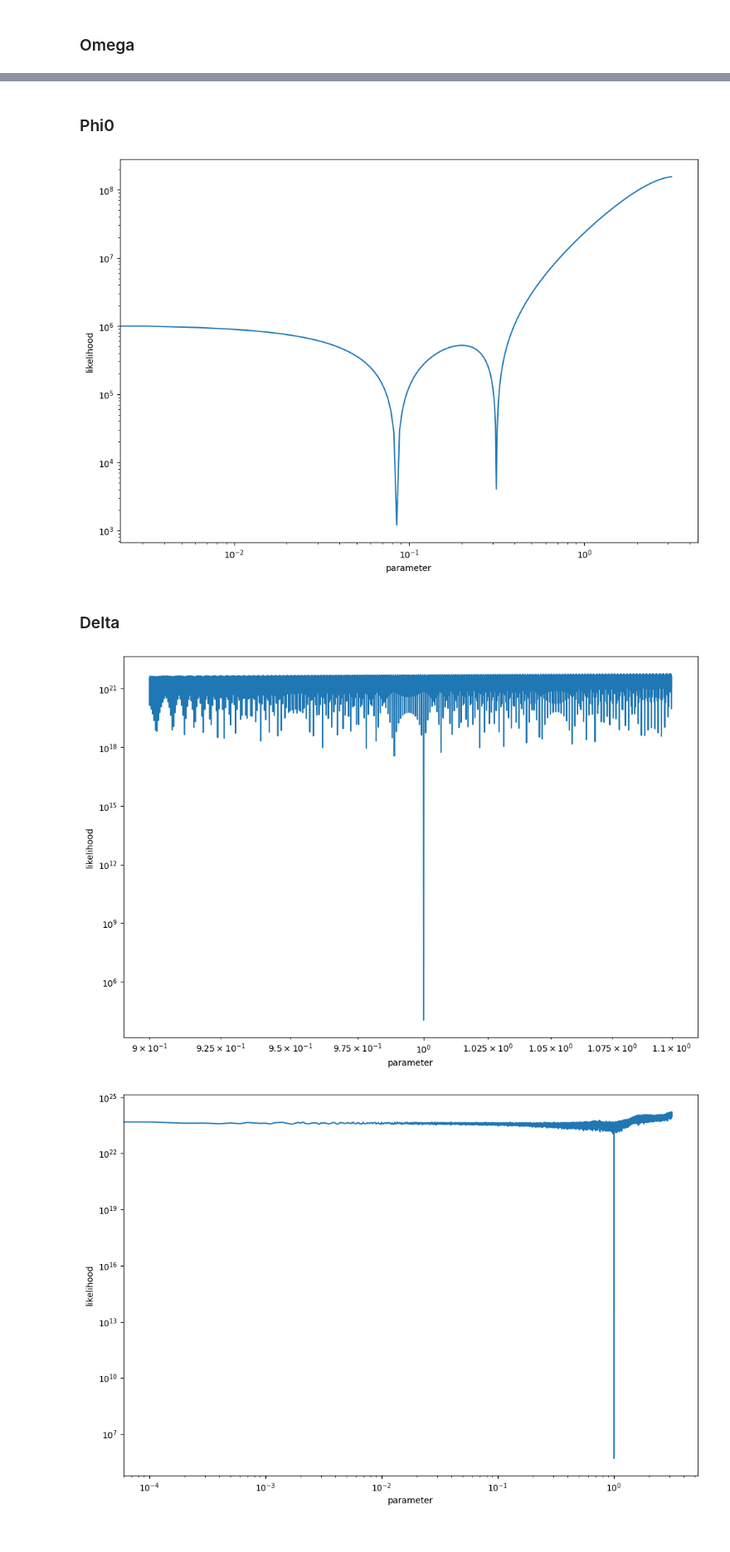
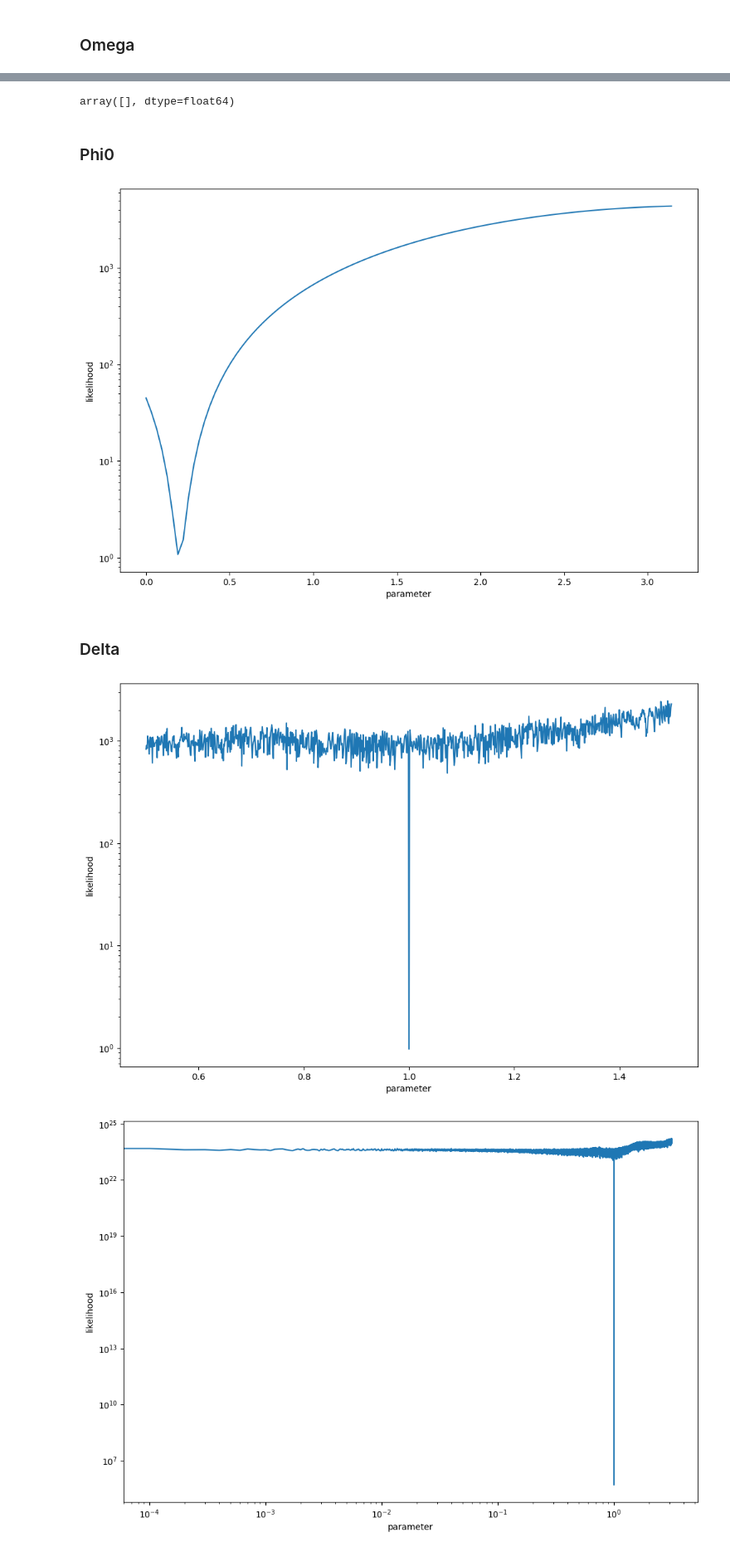
Before and after one commit to tomkimpson/StateSpacePTA, a Jupyter notebook: notebooks/likelihood_surfaces.ipynb, the cells around one changed output, grey strips where cells are left out. Shown at 83% size. Cells and saved outputs as stored; diff of their text form; code cells hidden in the pictures.

```diff
--- a/notebooks/likelihood_surfaces.ipynb
+++ b/notebooks/likelihood_surfaces.ipynb
@@ -38,7 +38,7 @@ from plotting import likelihoods_over_priors,iterate_over_priors
 import numpy as np
 
 #Set everything up
-P   = SystemParameters()   # define the system parameters
+P   = SystemParameters(h=1e-10)   # define the system parameters
 PTA = Pulsars(P)               # setup the PTA
 data = SyntheticData(PTA,P)    # generate some synthetic data
 
@@ -50,6 +50,6 @@ model = LinearModel
 KF = KalmanFilter(model,data.f_measured,PTA)
 
 true_parameters = priors_dict(PTA,P)
-model_likelihood, model_state_predictions = KF.likelihood_and_states(true_parameters)
+model_likelihood= KF.likelihood(true_parameters)
 print("Optimal likelihood is: ", model_likelihood)
 # %% [output]
@@ -67,7 +67,7 @@ def plot_likelihood(x,y,logscale,x_critical):
     ax.plot(x,y)
 
     if logscale:
-        ax.set_xscale('log')
+        #ax.set_xscale('log')
         ax.set_yscale('log')
 
     #ax.axvline(x_critical,linestyle='--', c='C2')
@@ -90,25 +93,29 @@ plot_likelihood(variable_range,likelihoods,True,true_parameters[variable])
+# %%
+likelihoods
+# %% [output]
+array([], dtype=float64)
 # %% [markdown]
 ### Phi0
 # %%
 
 variable = "phi0_gw"
-variable_range = np.linspace(0,np.pi,int(1e3))
+variable_range = np.linspace(0,np.pi,int(1e2))
 selected_parameters = true_parameters.copy()
 likelihoods = iterate_over_priors(variable, variable_range,selected_parameters,KF)
 plot_likelihood(variable_range,likelihoods,True,true_parameters[variable])
 # %% [output]
-[figure, old version]
+[figure, new version]
 # %% [markdown]
 ### Delta
 # %%
 
 variable = "delta_gw"
-variable_range = np.arange(0.9,1.1,0.0001)
+variable_range = np.arange(0.5,1.5,0.001)
 selected_parameters = true_parameters.copy()
 likelihoods = iterate_over_priors(variable, variable_range,selected_parameters,KF)
 plot_likelihood(variable_range,likelihoods,True,true_parameters[variable])
 # %% [output]
-[figure, old version]
+[figure, new version]
 # %%
 
 variable = "delta_gw"
```
Also changed, not shown: parts of 2 cells of this notebook, 10 other files.
